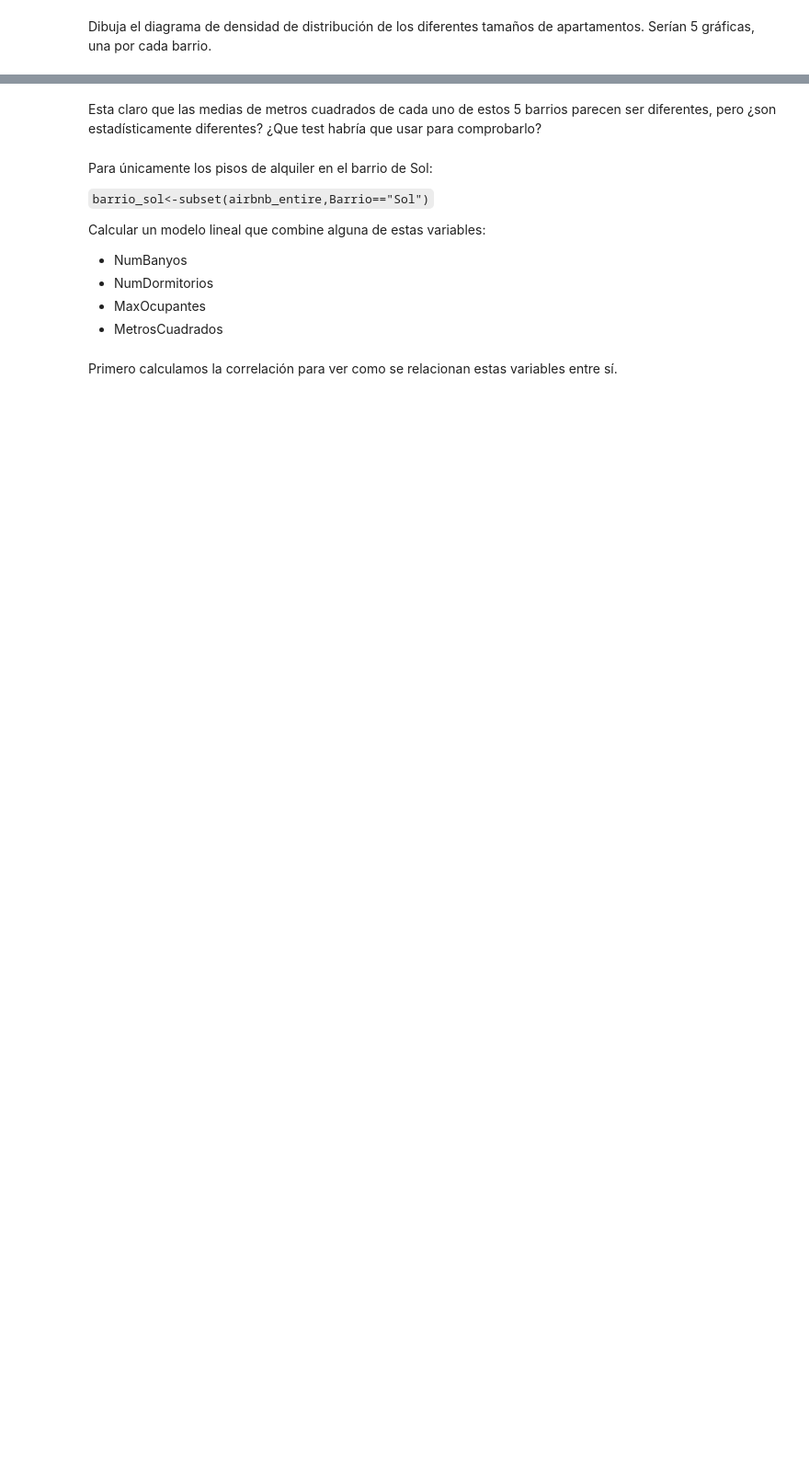
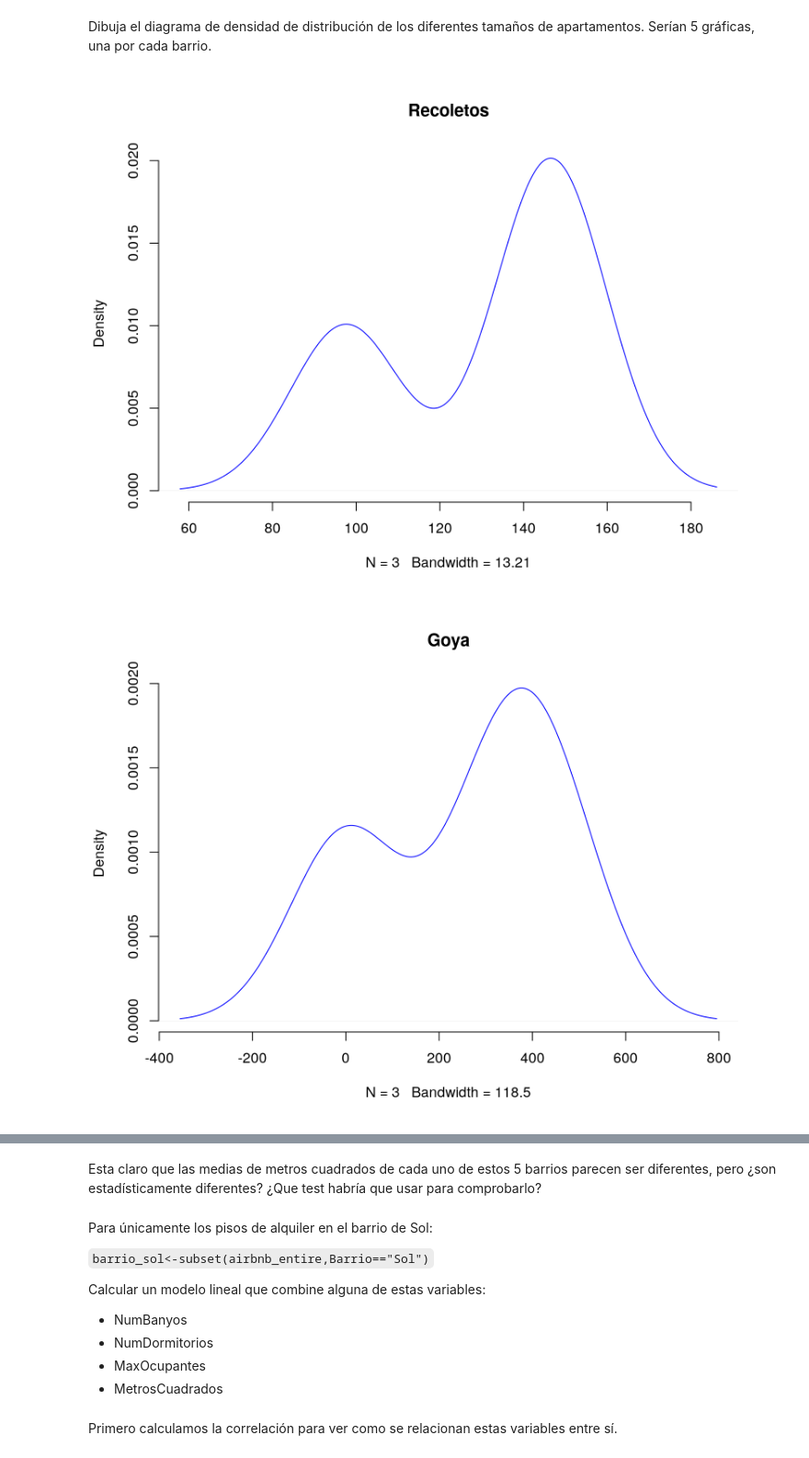
Before and after one commit to rogebautista/estadistica-rogelio, a Jupyter notebook: 0-PracticaFinal-Rogelio.ipynb, the cells around one changed output, grey strips where cells are left out. Shown at 92% size. Cells and saved outputs as stored; diff of their text form; code cells hidden in the pictures; blank space fills up the shorter version.

```diff
--- a/0-PracticaFinal-Rogelio.ipynb
+++ b/0-PracticaFinal-Rogelio.ipynb
@@ -540,2 +610,35 @@ Calcula el tamaño medio, en metros cuadrados, para los 5 barrios anteriores y m
 # %% [markdown]
 Dibuja el diagrama de densidad de distribución de los diferentes tamaños de apartamentos. Serían 5 gráficas, una por cada barrio.
+# %%
+df_merged_mts_na <- na.omit(filter(airbnb_entire, Barrio=='Recoletos')$MetrosCuadrados)
+#airbnb_entire_omit_na
+den <- density(df_merged_mts_na)
+#filter(airbnb_entire, Barrio=='Recoletos')$Precio
+plot(den, frame = FALSE, col = "blue",main = "Recoletos")
+
+df_merged_mts_na <- na.omit(filter(airbnb_entire, Barrio=='Goya')$MetrosCuadrados)
+#airbnb_entire_omit_na
+den <- density(df_merged_mts_na)
+#filter(airbnb_entire, Barrio=='Recoletos')$Precio
+plot(den, frame = FALSE, col = "blue",main = "Goya")
+
+df_merged_mts_na <- na.omit(filter(airbnb_entire, Barrio=='Justicia')$MetrosCuadrados)
+#airbnb_entire_omit_na
+den <- density(df_merged_mts_na)
+#filter(airbnb_entire, Barrio=='Recoletos')$Precio
+plot(den, frame = FALSE, col = "blue",main = "Justicia")
+
+df_merged_mts_na <- na.omit(filter(airbnb_entire, Barrio=='Sol')$MetrosCuadrados)
+#airbnb_entire_omit_na
+den <- density(df_merged_mts_na)
+#filter(airbnb_entire, Barrio=='Recoletos')$Precio
+plot(den, frame = FALSE, col = "blue",main = "Sol")
+
+df_merged_mts_na <- na.omit(filter(airbnb_entire, Barrio=='Trafalgar')$MetrosCuadrados)
+#airbnb_entire_omit_na
+den <- density(df_merged_mts_na)
+#filter(airbnb_entire, Barrio=='Recoletos')$Precio
+plot(den, frame = FALSE, col = "blue",main = "Trafalgar")
+# %% [output]
+[figure, added]
+[figure, added]
```
Also changed, not shown: parts of 8 cells of this notebook, 4 other files.
